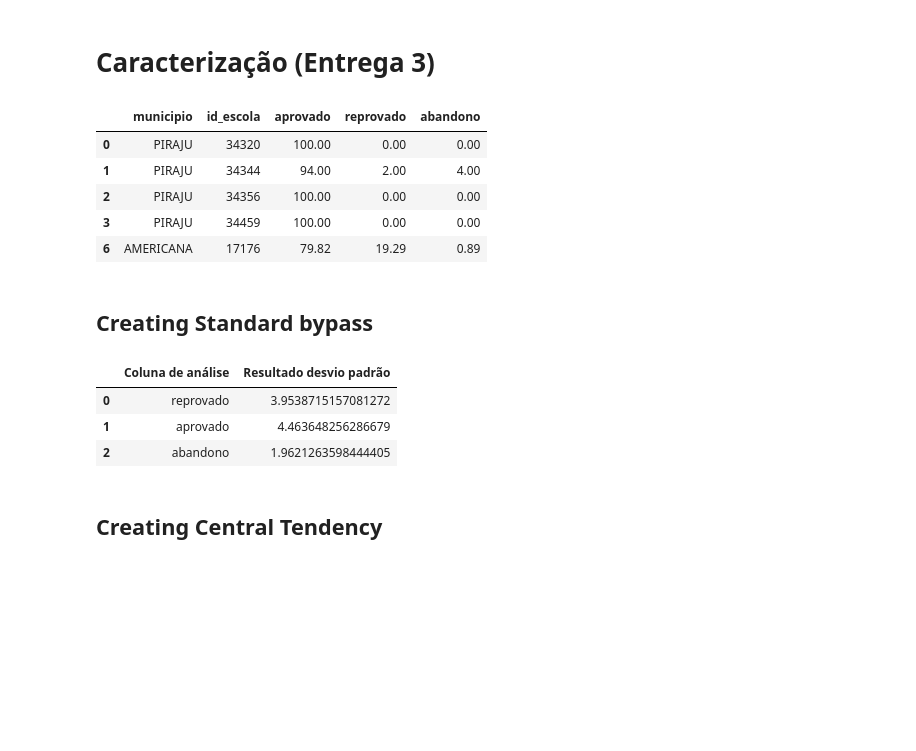
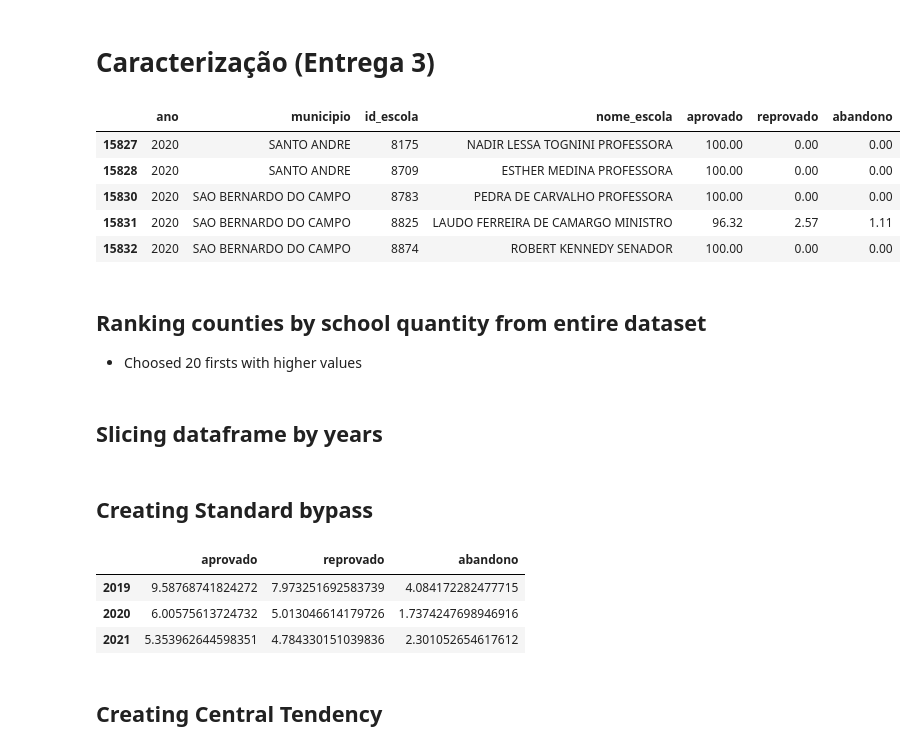
Before and after one commit to maiconspa/student-analysis, a Jupyter notebook: a3_big_data.ipynb, the cells around one changed output. Cells and saved outputs as stored; diff of their text form; code cells hidden in the pictures; blank space fills up the shorter version.

Commit message:
adjust data range by years, plotting correlation matrix, adjust central tendency and standard bypass

```diff
--- a/a3_big_data.ipynb
+++ b/a3_big_data.ipynb
@@ -11,14 +12,18 @@ import seaborn as sn #necessary to create correlation matrix
 # %% [markdown]
 # Caracterização (Entrega 3)
 # %%
-df_cleaned = pd.read_excel('output/fluxo_escolar_2021_cleaned.xlsx',
+df_cleaned = pd.read_excel('output/school_ranged_years_cleaned_data.xlsx',
                            engine='openpyxl',
                            index_col=[0])
 df_cleaned.head()
 # %% [output]
-|  | municipio | id_escola | aprovado | reprovado | abandono |
-| 0 | PIRAJU | 34320 | 100.00 | 0.00 | 0.00 |
-| 1 | PIRAJU | 34344 | 94.00 | 2.00 | 4.00 |
-| 2 | PIRAJU | 34356 | 100.00 | 0.00 | 0.00 |
-| 3 | PIRAJU | 34459 | 100.00 | 0.00 | 0.00 |
-| 6 | AMERICANA | 17176 | 79.82 | 19.29 | 0.89 |
+|  | ano | municipio | id_escola | nome_escola | aprovado | reprovado | abandono |
+| 15827 | 2020 | SANTO ANDRE | 8175 | NADIR LESSA TOGNINI PROFESSORA | 100.00 | 0.00 | 0.00 |
+| 15828 | 2020 | SANTO ANDRE | 8709 | ESTHER MEDINA PROFESSORA | 100.00 | 0.00 | 0.00 |
+| 15830 | 2020 | SAO BERNARDO DO CAMPO | 8783 | PEDRA DE CARVALHO PROFESSORA | 100.00 | 0.00 | 0.00 |
+| 15831 | 2020 | SAO BERNARDO DO CAMPO | 8825 | LAUDO FERREIRA DE CAMARGO MINISTRO | 96.32 | 2.57 | 1.11 |
+| 15832 | 2020 | SAO BERNARDO DO CAMPO | 8874 | ROBERT KENNEDY SENADOR | 100.00 | 0.00 | 0.00 |
+# %% [markdown]
+## Ranking counties by school quantity from entire dataset
+
+* Choosed 20 firsts with higher values
@@ -24,0 +43,2 @@ df_cleaned.head()
+# %% [markdown]
+## Slicing dataframe by years
@@ -27,18 +54,15 @@ df_cleaned.head()
 # %%
-std_reprovado = df_cleaned['reprovado'].std()
-std_aprovado = df_cleaned['aprovado'].std()
-std_abandono = df_cleaned['abandono'].std()
+std_2019 = [str(df_2019['aprovado'].std()), str(df_2019['reprovado'].std()), str(df_2019['abandono'].std())]
+std_2020 = [str(df_2020['aprovado'].std()), str(df_2020['reprovado'].std()), str(df_2020['abandono'].std())]
+std_2021 = [str(df_2021['aprovado'].std()), str(df_2021['reprovado'].std()), str(df_2021['abandono'].std())]
 
-array_std = [['reprovado',str(std_reprovado)],['aprovado',str(std_aprovado)],['abandono',str(std_abandono)]]
-
-df_std = pd.DataFrame(array_std, columns=['Coluna de análise','Resultado desvio padrão'])
+df_std = pd.DataFrame([std_2019, std_2020, std_2021], columns=columns)
+df_std.index = row_labels
 df_std
-
-#print(f"Desvio padrão\nReprovado: { str(std_reprovado)} \nAprovado: {str(std_aprovado)} \nAbandono: { str(std_abandono)}")
 # %% [output]
-|  | Coluna de análise | Resultado desvio padrão |
-| 0 | reprovado | 3.9538715157081272 |
-| 1 | aprovado | 4.463648256286679 |
-| 2 | abandono | 1.9621263598444405 |
+|  | aprovado | reprovado | abandono |
+| 2019 | 9.58768741824272 | 7.973251692583739 | 4.084172282477715 |
+| 2020 | 6.00575613724732 | 5.013046614179726 | 1.7374247698946916 |
+| 2021 | 5.353962644598351 | 4.784330151039836 | 2.301052654617612 |
 # %% [markdown]
 ## Creating Central Tendency
```
Also changed, not shown: parts of 17 cells of this notebook.
